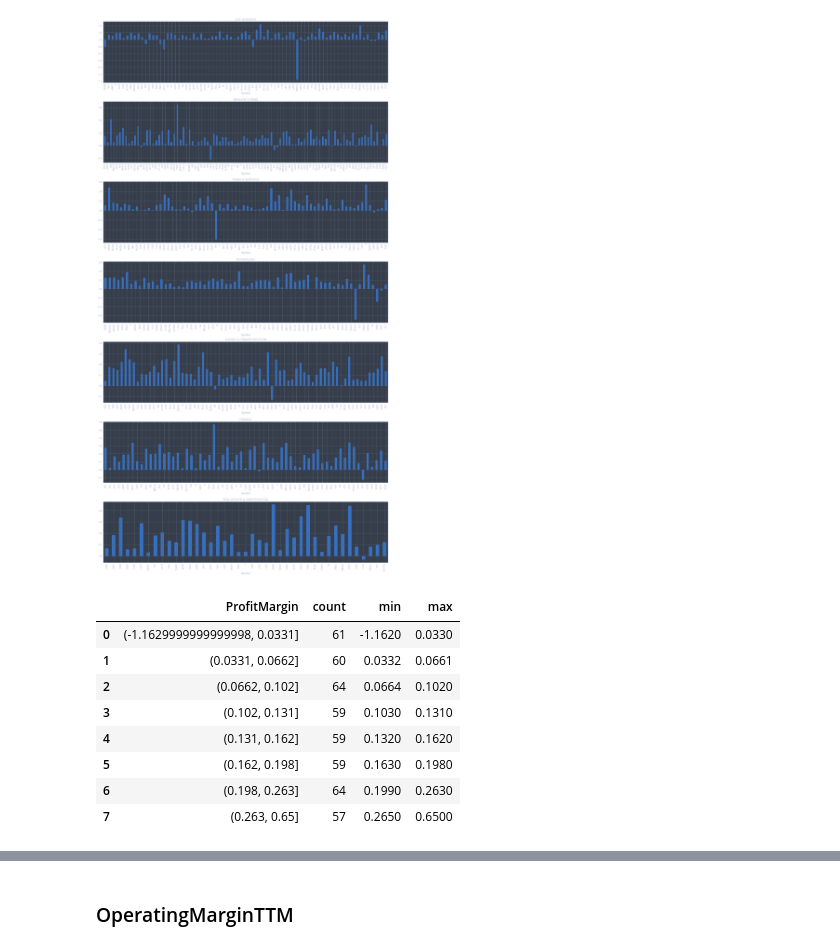
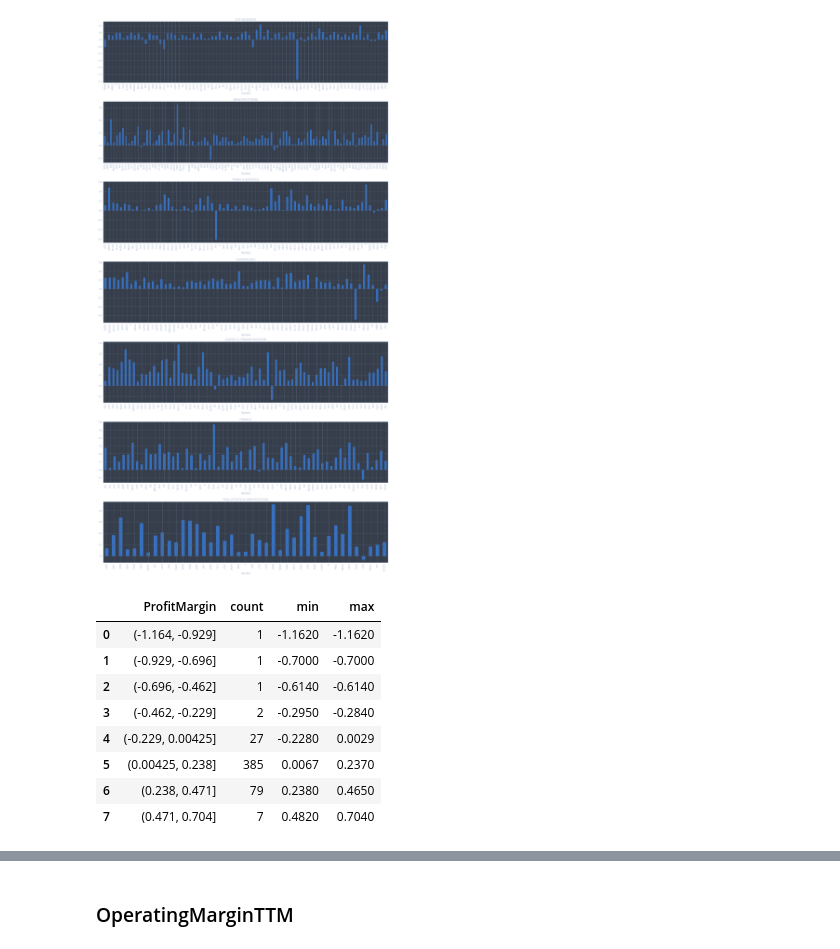
Before and after one commit to fadeeva/stock_market_research, a Jupyter notebook: Portfolio/Asset_Selection.ipynb, the cells around one changed output, grey strips where cells are left out. Cells and saved outputs as stored; diff of their text form; code cells hidden in the pictures.

Commit message:
qcut to cut in some places

```diff
--- a/Portfolio/Asset_Selection.ipynb
+++ b/Portfolio/Asset_Selection.ipynb
@@ -778,19 +806,19 @@ fig.tight_layout()
 [figure]
 # %%
 profit_margin = data['ProfitMargin']
-bins = pd.qcut(profit_margin, 8)
+bins = pd.cut(profit_margin, 8)
 results = (pd.Series(profit_margin).groupby(bins).agg(['count', 'min', 'max']).reset_index())
 results
 # %% [output]
 |  | ProfitMargin | count | min | max |
-| 0 | (-1.1629999999999998, 0.0331] | 61 | -1.1620 | 0.0330 |
-| 1 | (0.0331, 0.0662] | 60 | 0.0332 | 0.0661 |
-| 2 | (0.0662, 0.102] | 64 | 0.0664 | 0.1020 |
-| 3 | (0.102, 0.131] | 59 | 0.1030 | 0.1310 |
-| 4 | (0.131, 0.162] | 59 | 0.1320 | 0.1620 |
-| 5 | (0.162, 0.198] | 59 | 0.1630 | 0.1980 |
-| 6 | (0.198, 0.263] | 64 | 0.1990 | 0.2630 |
-| 7 | (0.263, 0.65] | 57 | 0.2650 | 0.6500 |
+| 0 | (-1.164, -0.929] | 1 | -1.1620 | -1.1620 |
+| 1 | (-0.929, -0.696] | 1 | -0.7000 | -0.7000 |
+| 2 | (-0.696, -0.462] | 1 | -0.6140 | -0.6140 |
+| 3 | (-0.462, -0.229] | 2 | -0.2950 | -0.2840 |
+| 4 | (-0.229, 0.00425] | 27 | -0.2280 | 0.0029 |
+| 5 | (0.00425, 0.238] | 385 | 0.0067 | 0.2370 |
+| 6 | (0.238, 0.471] | 79 | 0.2380 | 0.4650 |
+| 7 | (0.471, 0.704] | 7 | 0.4820 | 0.7040 |
 # %%
 cat['profit_margin_bins'] = bins
 cat.groupby(['Sector', 'profit_margin_bins']).count()['Name'].to_frame()
```
Also changed, not shown: parts of 20 cells of this notebook.
